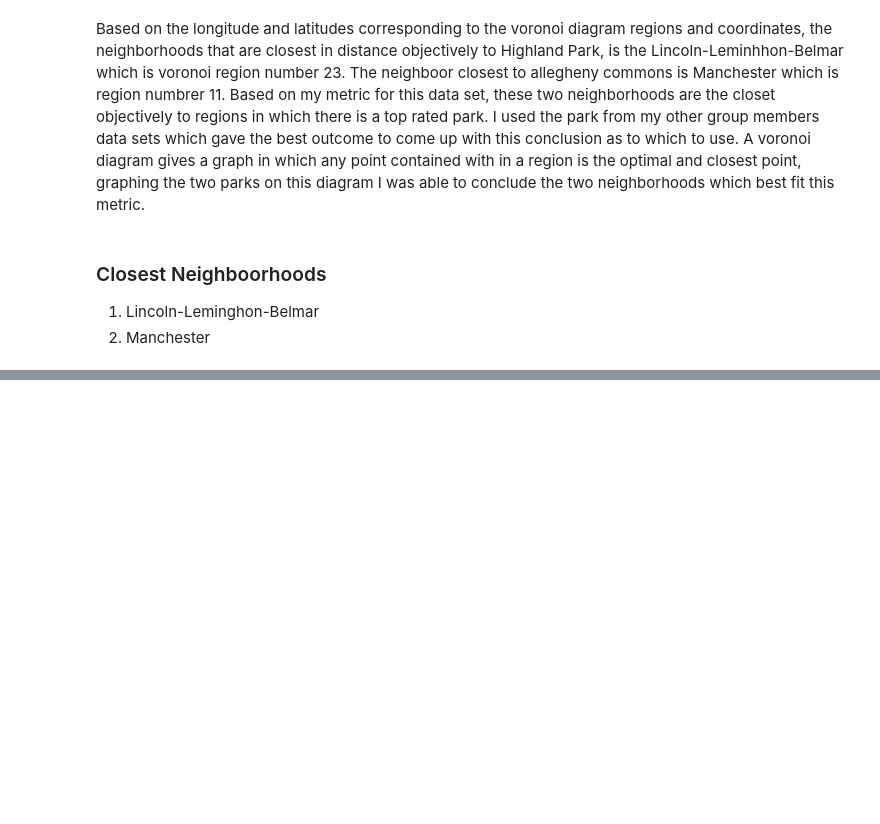
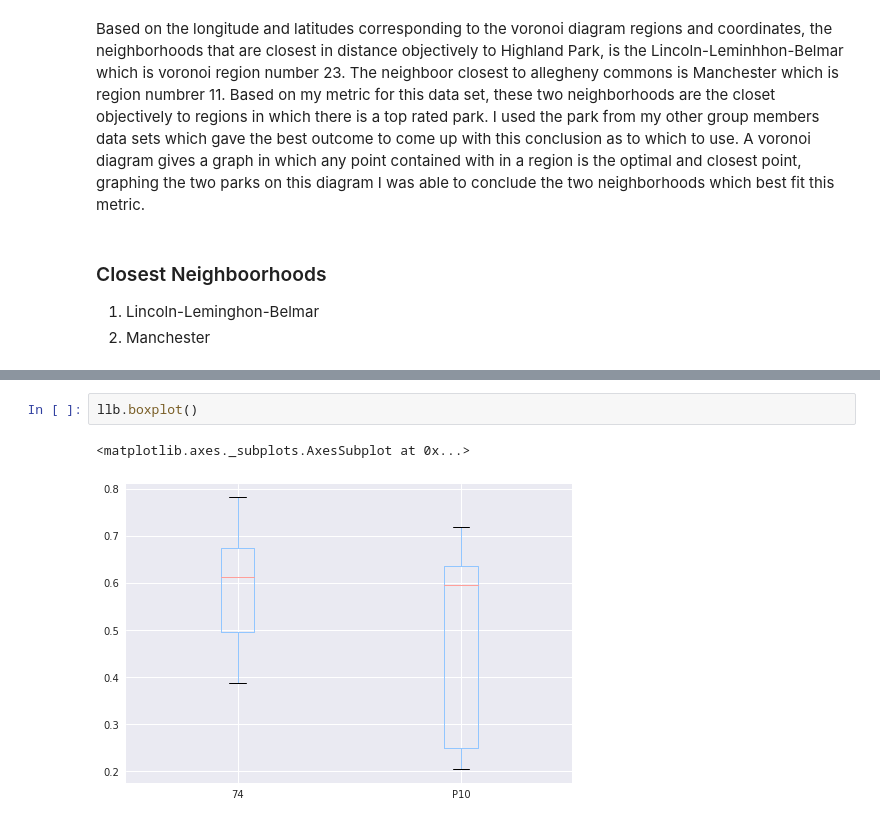
Before and after one commit to suchiattota/final-project-team-1, a Jupyter notebook: FinalProject.ipynb, the cells around one changed output, grey strips where cells are left out. Drawn from its saved outputs; the diff is of its cells as text; blank space fills up the shorter version.

```diff
--- a/FinalProject.ipynb
+++ b/FinalProject.ipynb
@@ -294,0 +319,5 @@ Based on the longitude and latitudes corresponding to the voronoi diagram region
+# %%
+llb.boxplot()
+# %% [output]
+<matplotlib.axes._subplots.AxesSubplot at 0x...>
+[figure, added]
```
Also changed, not shown: parts of 21 cells of this notebook.
